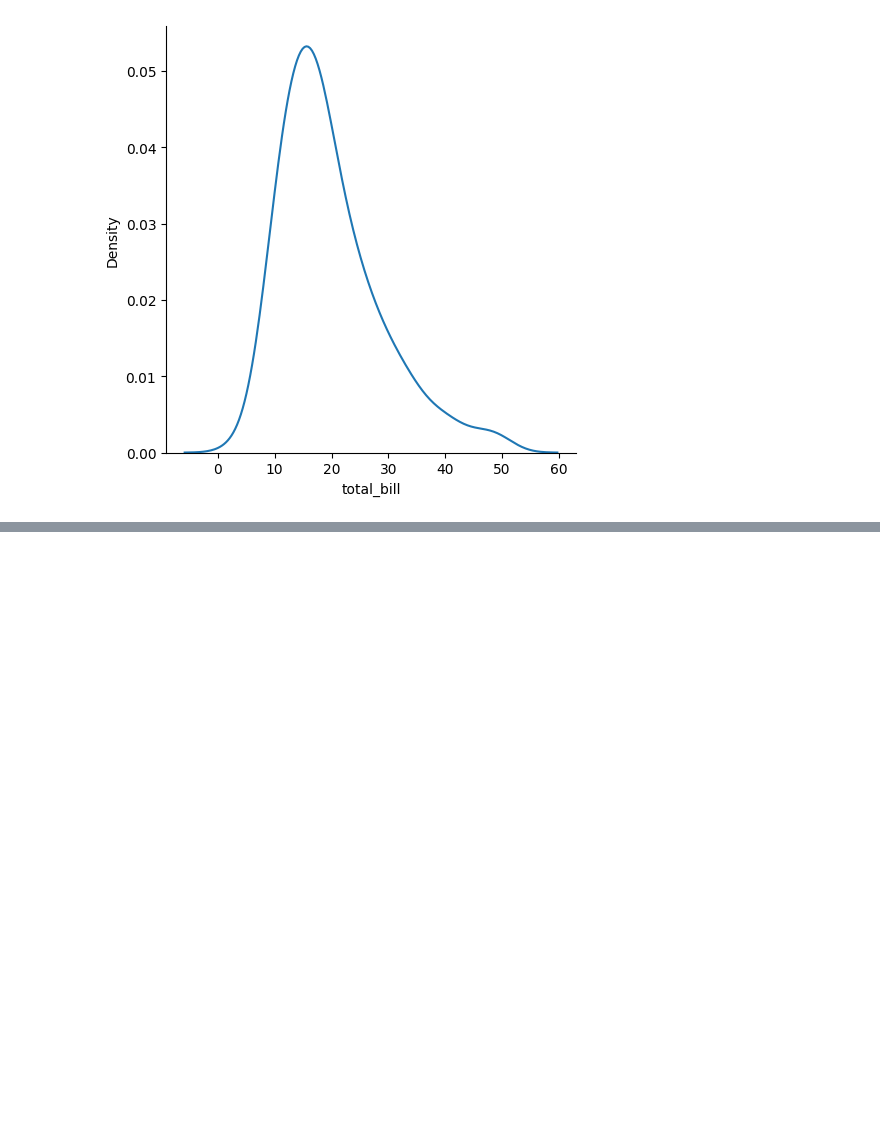
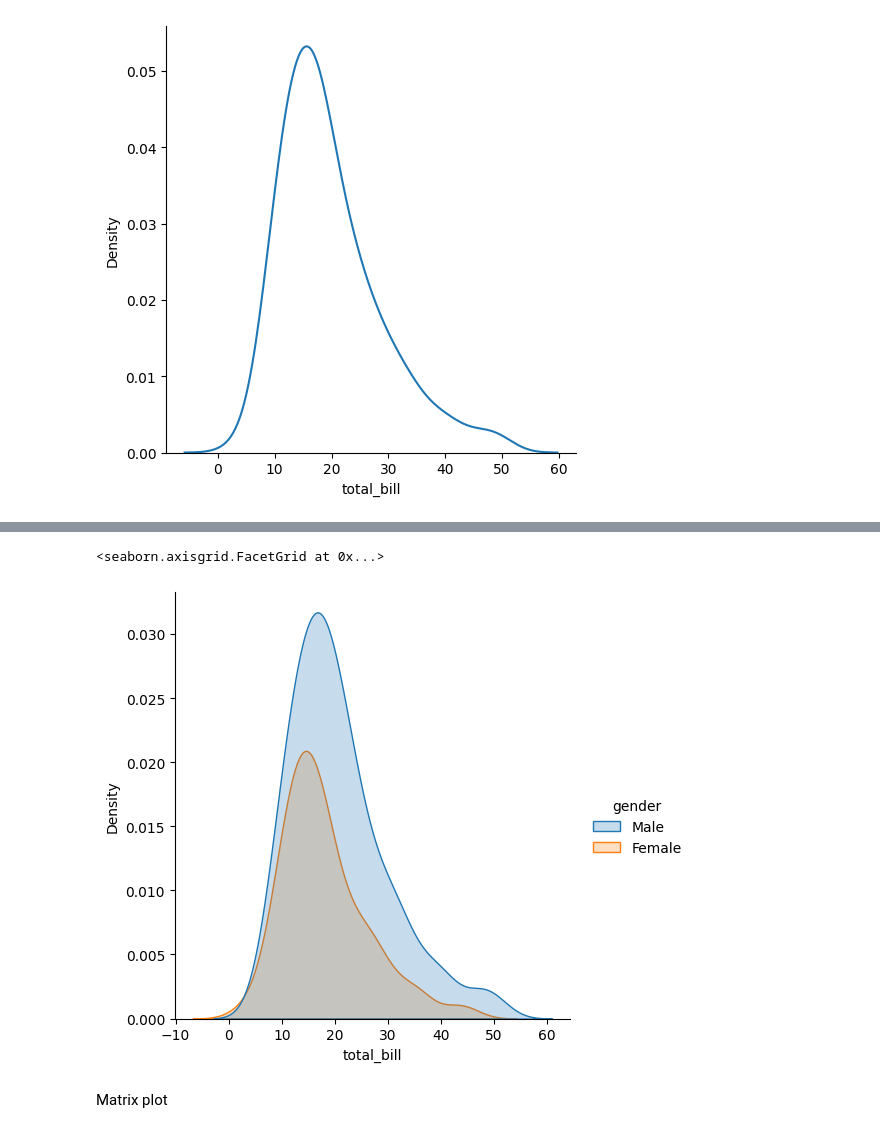
Before and after one commit to rajendra0968jangid/DS-ML, a Jupyter notebook: day14.ipynb, the cells around one changed output, grey strips where cells are left out. Drawn from its saved outputs; the diff is of its cells as text; code cells hidden in the pictures; blank space fills up the shorter version.

```diff
--- a/day14.ipynb
+++ b/day14.ipynb
@@ -184,3 +184,10 @@ sns.displot(data=tips,x='total_bill',kind='kde')
 # %% [output]
 <seaborn.axisgrid.FacetGrid at 0x...>
 [figure]
+# %%
+import seaborn as sns
+import matplotlib.pyplot as plt
+
+tips = sns.load_dataset('tips')
+tips = tips.rename(columns={"sex":"gender"})
+print(tips)
@@ -186,0 +209,8 @@ sns.displot(data=tips,x='total_bill',kind='kde')
+# %%
+# hue
+sns.displot(data=tips,x='total_bill',kind='kde',hue='gender',fill=True)
+# %% [output]
+<seaborn.axisgrid.FacetGrid at 0x...>
+[figure, added]
+# %% [markdown]
+Matrix plot
```
Also changed, not shown: parts of 15 cells of this notebook.
